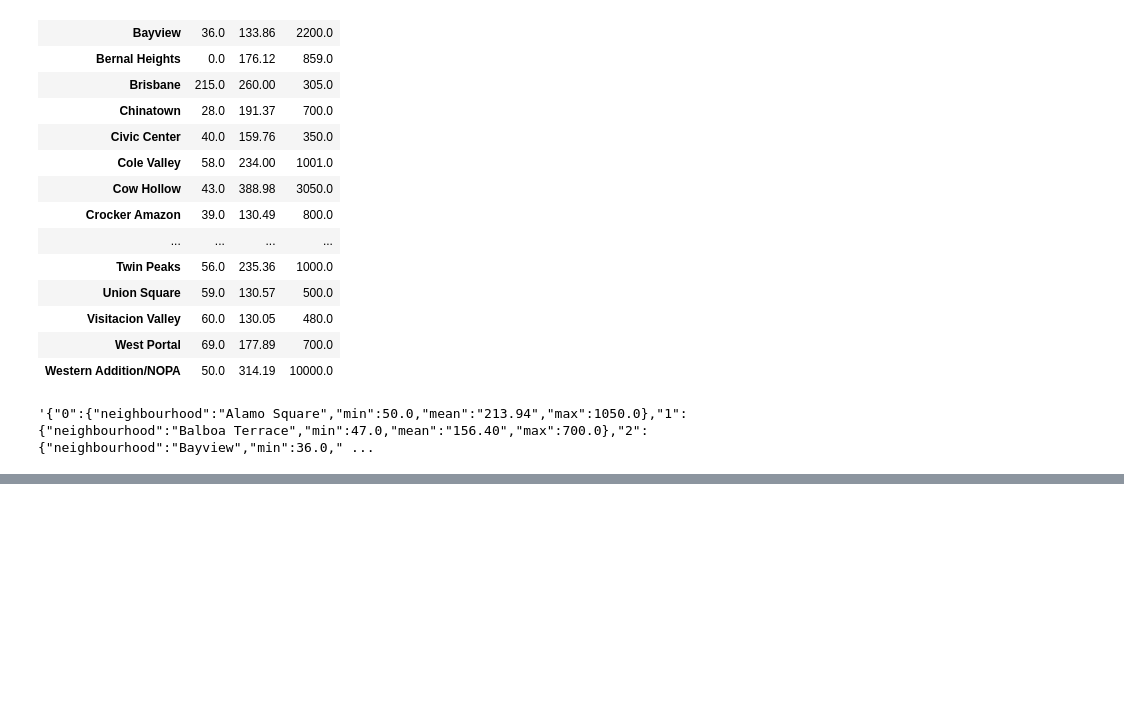
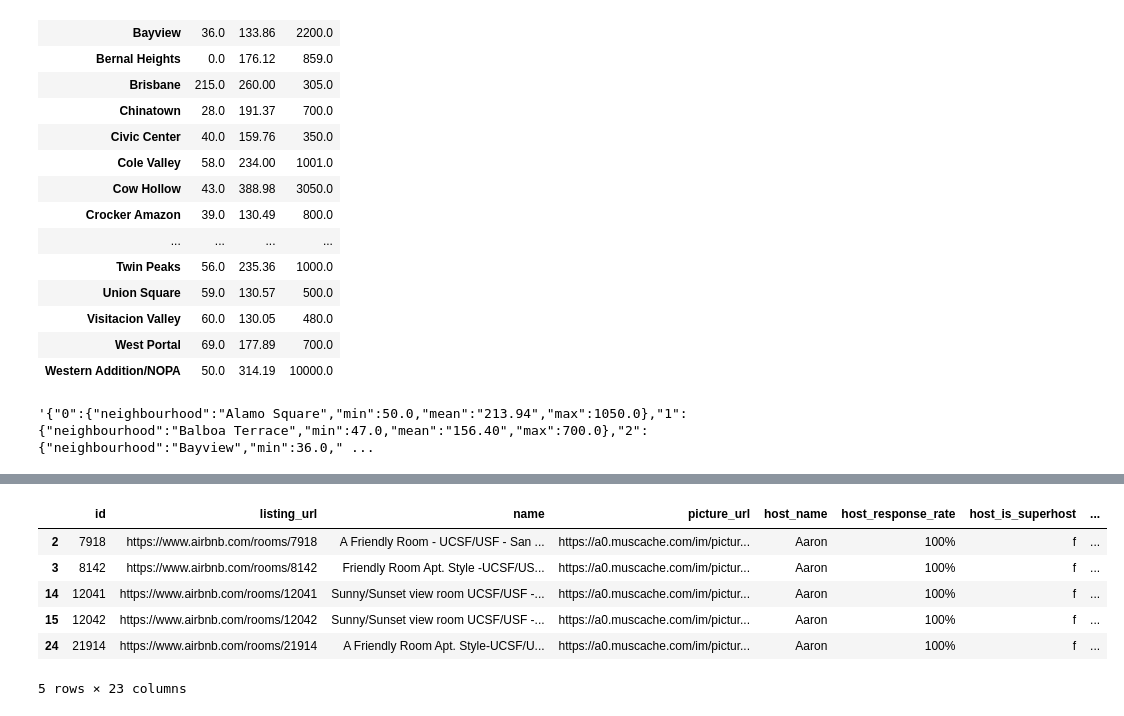
Before and after one commit to dipesh267/Airbnb-Analysis, a Jupyter notebook: notebook/Testing Data.ipynb, the cells around one changed output, grey strips where cells are left out. Saved outputs shown, nothing was run; the diff lists cells and outputs as text; code cells hidden in the pictures; blank space fills up the shorter version.

```diff
--- a/notebook/Testing Data.ipynb
+++ b/notebook/Testing Data.ipynb
@@ -98,3 +108,15 @@ grouped_df.to_json(orient='index')
+# %%
+grouped = listings_df.groupby('host_name')
+df = grouped.get_group("Aaron")
+df.head()
+# %% [output]
+|  | id | listing_url | name | picture_url | host_name | host_response_rate | host_is_superhost | ... |
+| 2 | 7918 | https://www.airbnb.com/rooms/7918 | A Friendly Room - UCSF/USF - San ... | https://a0.muscache.com/im/pictur... | Aaron | 100% | f | ... |
+| 3 | 8142 | https://www.airbnb.com/rooms/8142 | Friendly Room Apt. Style -UCSF/US... | https://a0.muscache.com/im/pictur... | Aaron | 100% | f | ... |
+| 14 | 12041 | https://www.airbnb.com/rooms/12041 | Sunny/Sunset view room UCSF/USF -... | https://a0.muscache.com/im/pictur... | Aaron | 100% | f | ... |
+| 15 | 12042 | https://www.airbnb.com/rooms/12042 | Sunny/Sunset view room UCSF/USF -... | https://a0.muscache.com/im/pictur... | Aaron | 100% | f | ... |
+| 24 | 21914 | https://www.airbnb.com/rooms/21914 | A Friendly Room Apt. Style-UCSF/U... | https://a0.muscache.com/im/pictur... | Aaron | 100% | f | ... |
+5 rows × 23 columns
 # %%
 output_listings_file = os.path.join('../Data/','filtered_listings.csv')
 listings_df.to_csv(output_listings_file, encoding='utf-8', index=False)
```
Also changed, not shown: parts of 1 cell of this notebook, 13 other files.
